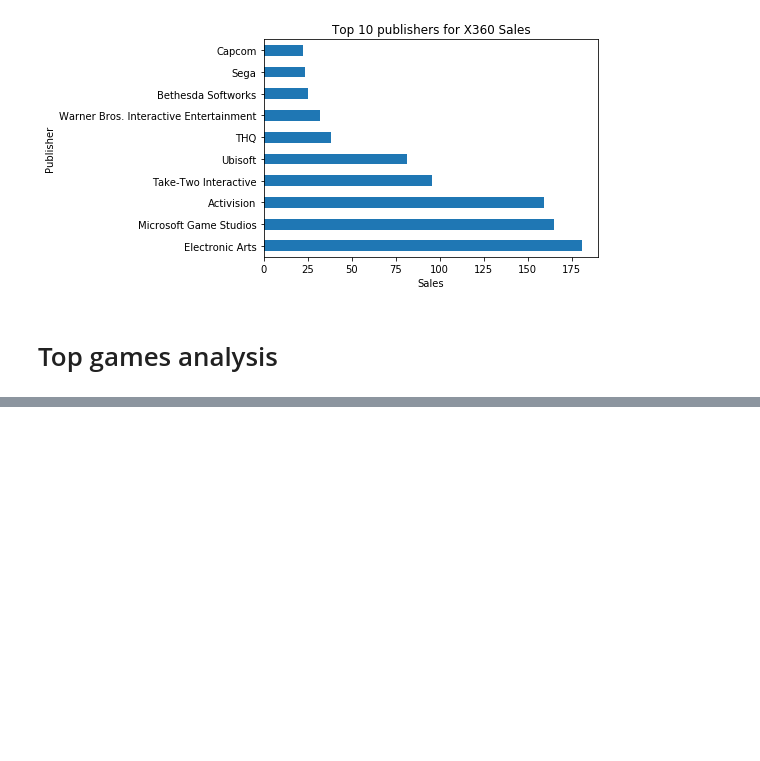
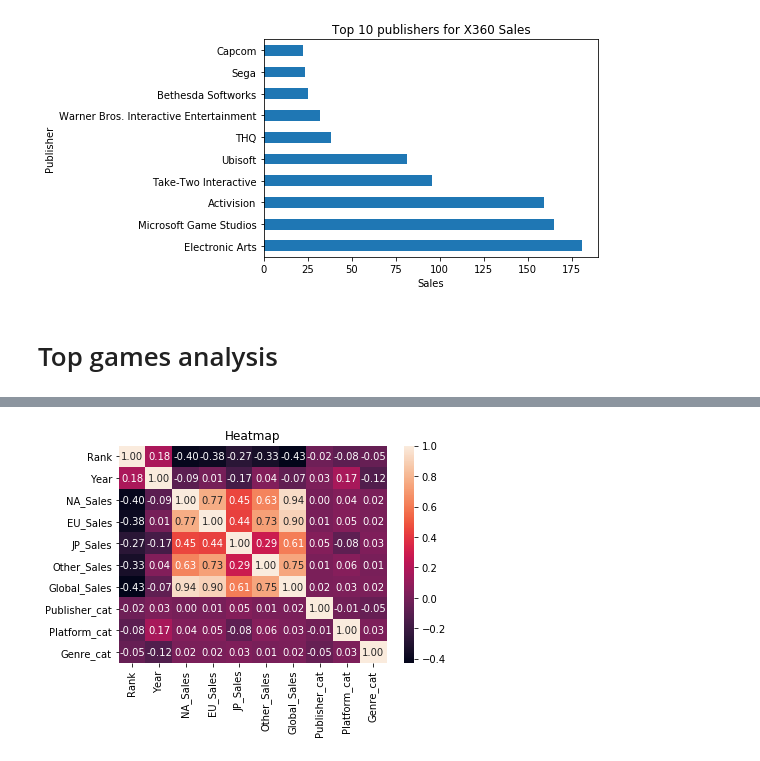
Before and after one commit to Hoturan/M2-PROJECT, a Jupyter notebook: Code/M2-PROJECT.ipynb, the cells around one changed output, grey strips where cells are left out. Saved outputs shown, nothing was run; the diff lists cells and outputs as text; code cells hidden in the pictures; blank space fills up the shorter version.

```diff
--- a/Code/M2-PROJECT.ipynb
+++ b/Code/M2-PROJECT.ipynb
@@ -146,0 +176,15 @@ array([2006., 1985., 2008., 2009., 1996., 1989., 1984., 2005., 1999.,
+# %%
+vgdf["Publisher"] = vgdf["Publisher"].astype("category")
+vgdf["Publisher_cat"] = vgdf["Publisher"].cat.codes
+
+vgdf["Platform"] = vgdf["Platform"].astype("category")
+vgdf["Platform_cat"] = vgdf["Platform"].cat.codes
+
+vgdf["Genre"] = vgdf["Genre"].astype("category")
+vgdf["Genre_cat"] = vgdf["Genre"].cat.codes
+# %%
+ax = sns.heatmap(vgdf.corr(), annot=True, fmt='.2f')
+ax.set_title("Heatmap")
+plt.show()
+# %% [output]
+[figure, added]
```
Also changed, not shown: parts of 8 cells of this notebook, 3 other files.
